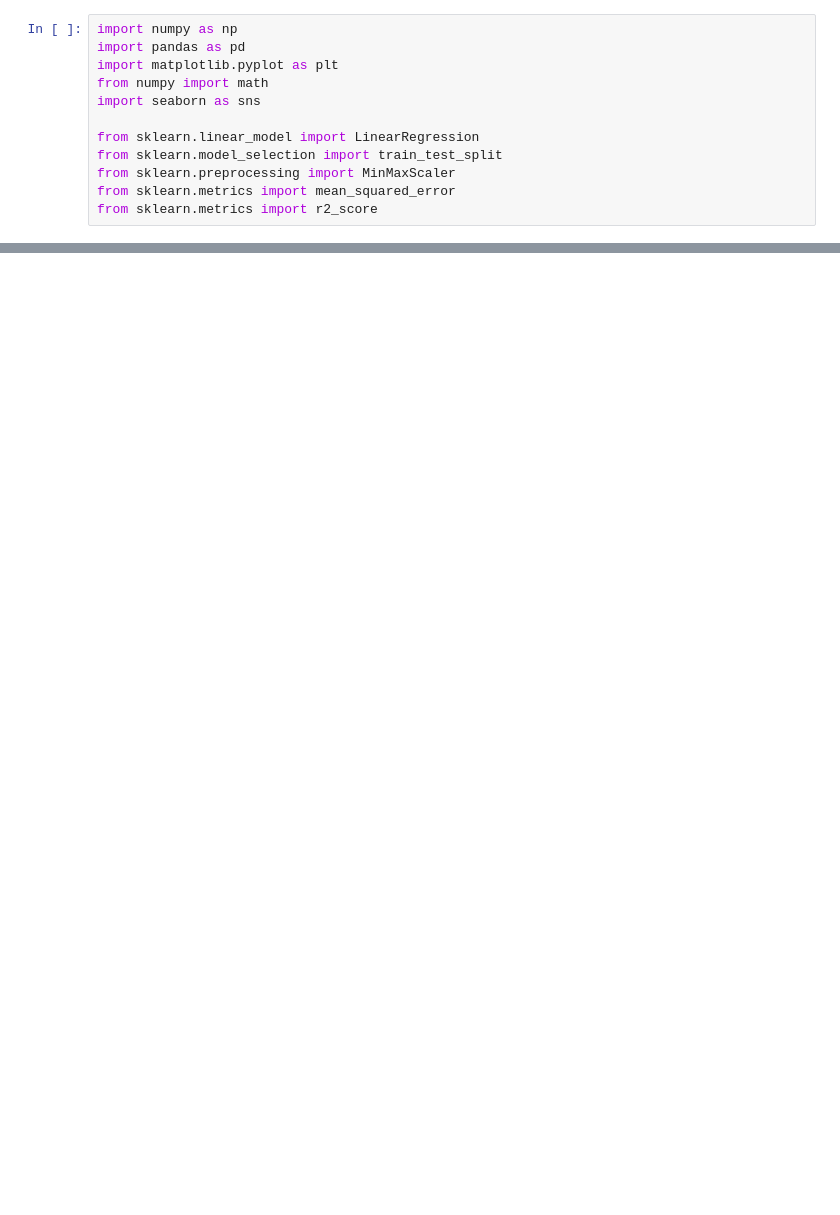
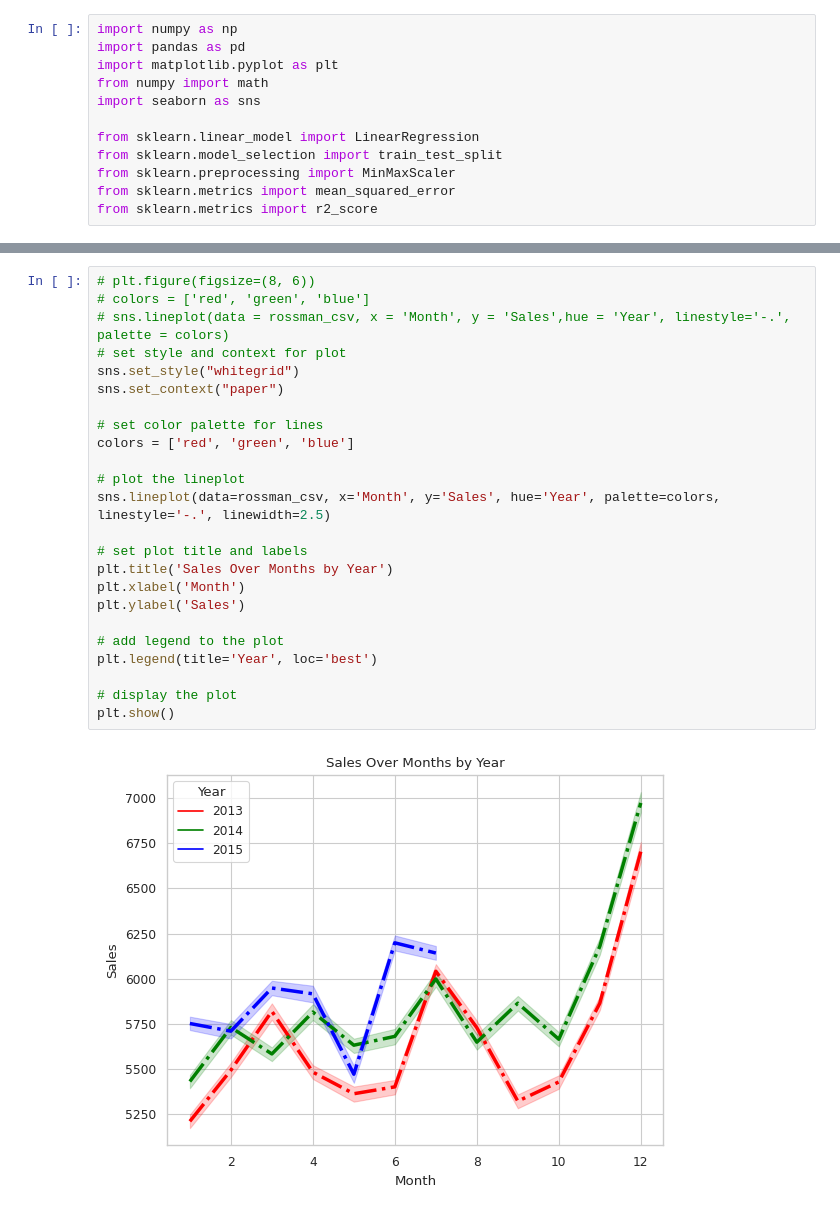
Before and after one commit to gautampatil01/Retail-Sales-Prediction, a Jupyter notebook: Retail_Sales_Prediction.ipynb, the cells around one changed output, grey strips where cells are left out. Drawn from its saved outputs; the diff is of its cells as text; blank space fills up the shorter version.

```diff
--- a/Retail_Sales_Prediction.ipynb
+++ b/Retail_Sales_Prediction.ipynb
@@ -63,0 +185,26 @@ Number of null values as NaN: 354
+# %%
+# plt.figure(figsize=(8, 6))
+# colors = ['red', 'green', 'blue']
+# sns.lineplot(data = rossman_csv, x = 'Month', y = 'Sales',hue = 'Year', linestyle='-.', palette = colors)
+# set style and context for plot
+sns.set_style("whitegrid")
+sns.set_context("paper")
+
+# set color palette for lines
+colors = ['red', 'green', 'blue']
+
+# plot the lineplot
+sns.lineplot(data=rossman_csv, x='Month', y='Sales', hue='Year', palette=colors, linestyle='-.', linewidth=2.5)
+
+# set plot title and labels
+plt.title('Sales Over Months by Year')
+plt.xlabel('Month')
+plt.ylabel('Sales')
+
+# add legend to the plot
+plt.legend(title='Year', loc='best')
+
+# display the plot
+plt.show()
+# %% [output]
+[figure, added]
```
Also changed, not shown: parts of 44 cells of this notebook.
